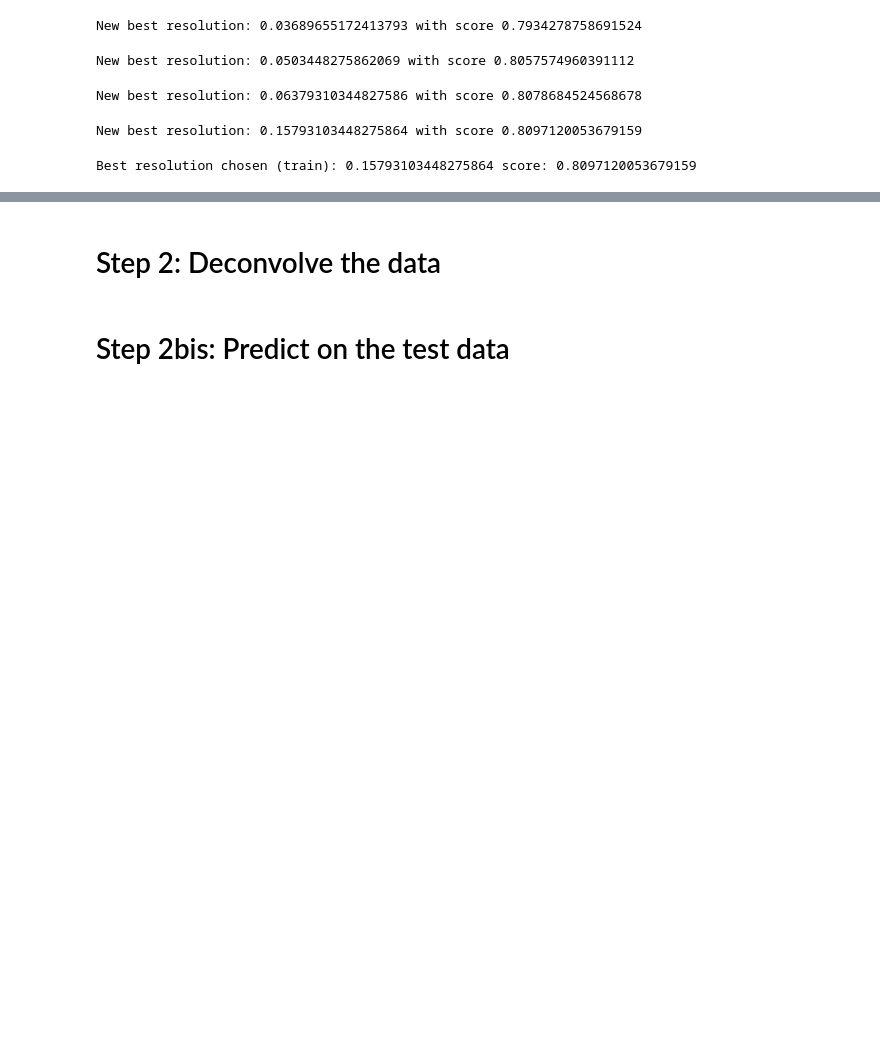
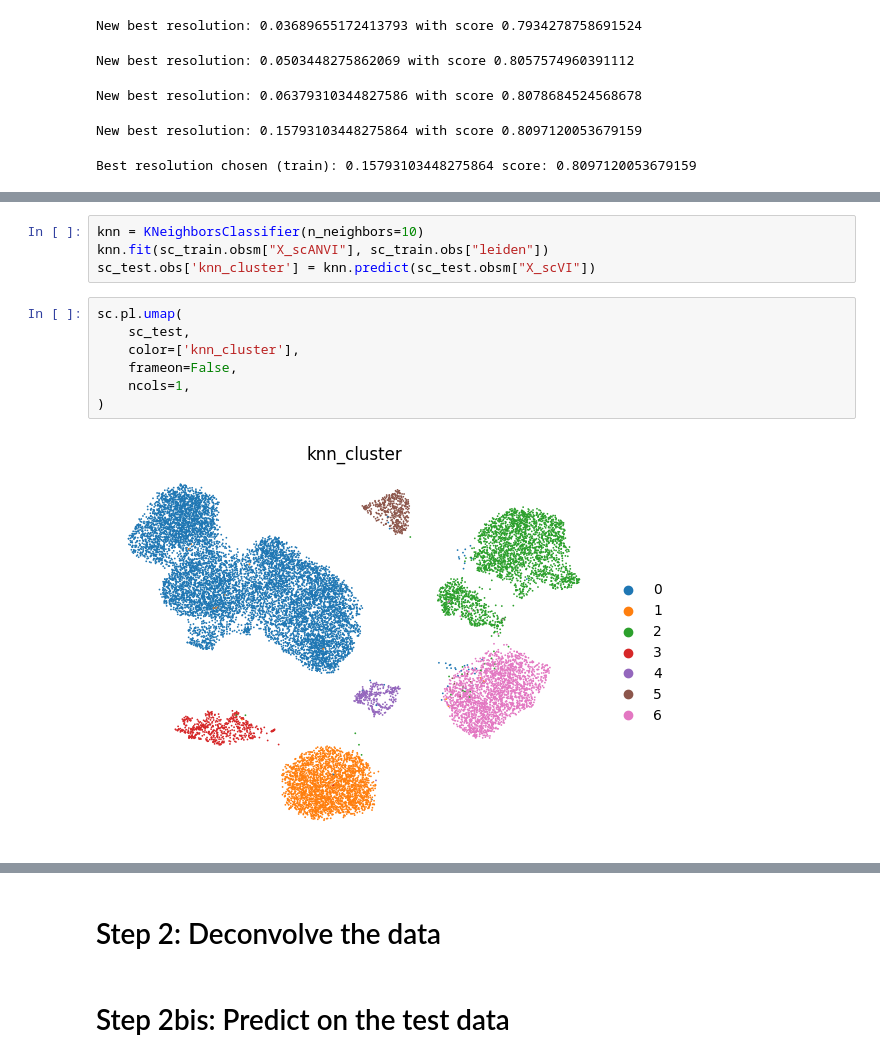
Before and after one commit to EdoardoNegri/Genomics_2, a Jupyter notebook: code.ipynb, the cells around one changed output, grey strips where cells are left out. Drawn from its saved outputs; the diff is of its cells as text; blank space fills up the shorter version.

```diff
--- a/code.ipynb
+++ b/code.ipynb
@@ -195,0 +276,13 @@ sc.tl.leiden(sc_train, resolution=best_res, key_added="cluster")
+# %%
+knn = KNeighborsClassifier(n_neighbors=10)
+knn.fit(sc_train.obsm["X_scANVI"], sc_train.obs["leiden"])
+sc_test.obs['knn_cluster'] = knn.predict(sc_test.obsm["X_scVI"])
+# %%
+sc.pl.umap(
+    sc_test,
+    color=['knn_cluster'],
+    frameon=False,
+    ncols=1,
+)
+# %% [output]
+[figure, added]
```
Also changed, not shown: parts of 23 cells of this notebook, 1 other file.
